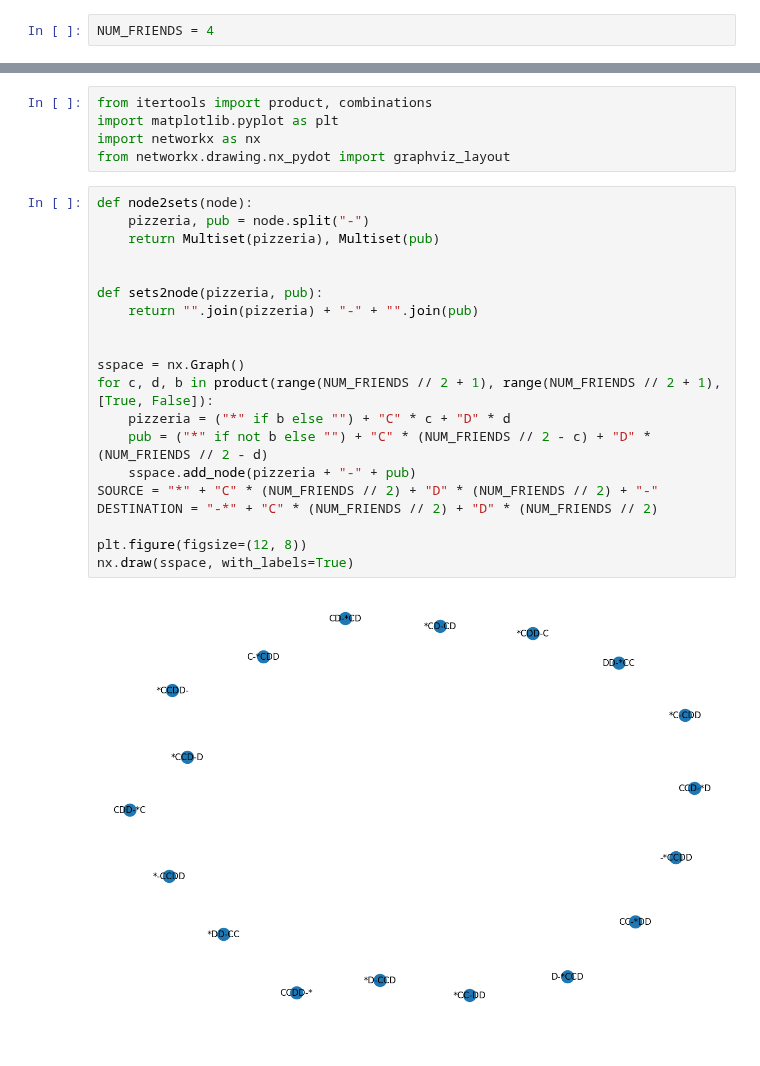
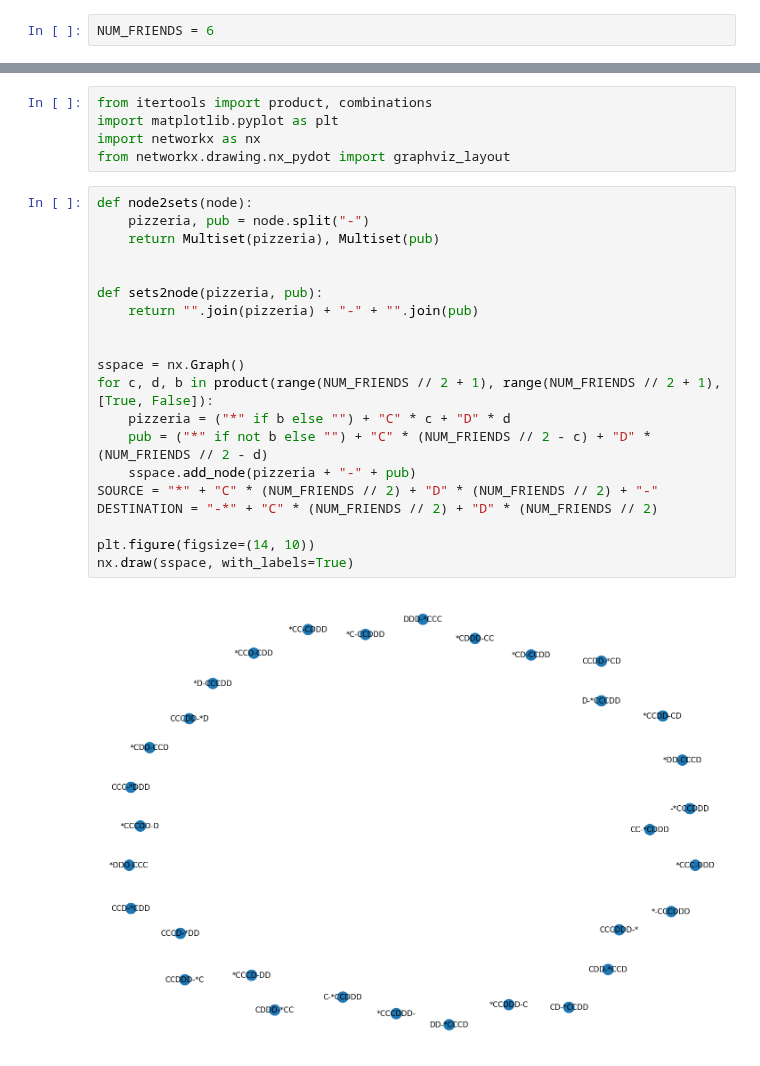
Before and after one commit to squillero/computational-intelligence, a Jupyter notebook: 2022-23/4-friends.ipynb, the cells around one changed output, grey strips where cells are left out. Cells and saved outputs as stored; diff of their text form.

```diff
--- a/2022-23/4-friends.ipynb
+++ b/2022-23/4-friends.ipynb
@@ -3,7 +3,7 @@ Copyright **`(c)`** 2022 Giovanni Squillero `<squillero@polito.it>`
 [`https://github.com/squillero/computational-intelligence`](https://github.com/squillero/computational-intelligence)
 Free for personal or classroom use; see [`LICENSE.md`](https://github.com/squillero/computational-intelligence/blob/master/LICENSE.md) for details.
 # %%
-NUM_FRIENDS = 4
+NUM_FRIENDS = 6
 # %%
 from gx_utils import *
 # %%
@@ -14,25 +14,25 @@ from networkx.drawing.nx_pydot import graphviz_layout
 # %%
 def node2sets(node):
     pizzeria, pub = node.split("-")
     return Multiset(pizzeria), Multiset(pub)
 
 
 def sets2node(pizzeria, pub):
     return "".join(pizzeria) + "-" + "".join(pub)
 
 
 sspace = nx.Graph()
 for c, d, b in product(range(NUM_FRIENDS // 2 + 1), range(NUM_FRIENDS // 2 + 1), [True, False]):
     pizzeria = ("*" if b else "") + "C" * c + "D" * d
     pub = ("*" if not b else "") + "C" * (NUM_FRIENDS // 2 - c) + "D" * (NUM_FRIENDS // 2 - d)
     sspace.add_node(pizzeria + "-" + pub)
 SOURCE = "*" + "C" * (NUM_FRIENDS // 2) + "D" * (NUM_FRIENDS // 2) + "-"
 DESTINATION = "-*" + "C" * (NUM_FRIENDS // 2) + "D" * (NUM_FRIENDS // 2)
 
-plt.figure(figsize=(12, 8))
+plt.figure(figsize=(14, 10))
 nx.draw(sspace, with_labels=True)
 # %% [output]
-[figure, old version]
+[figure, new version]
 # %%
 def valid_node(node):
     pizzeria, pub = node2sets(node)
```
Also changed, not shown: parts of 3 cells of this notebook, 4 other files.
